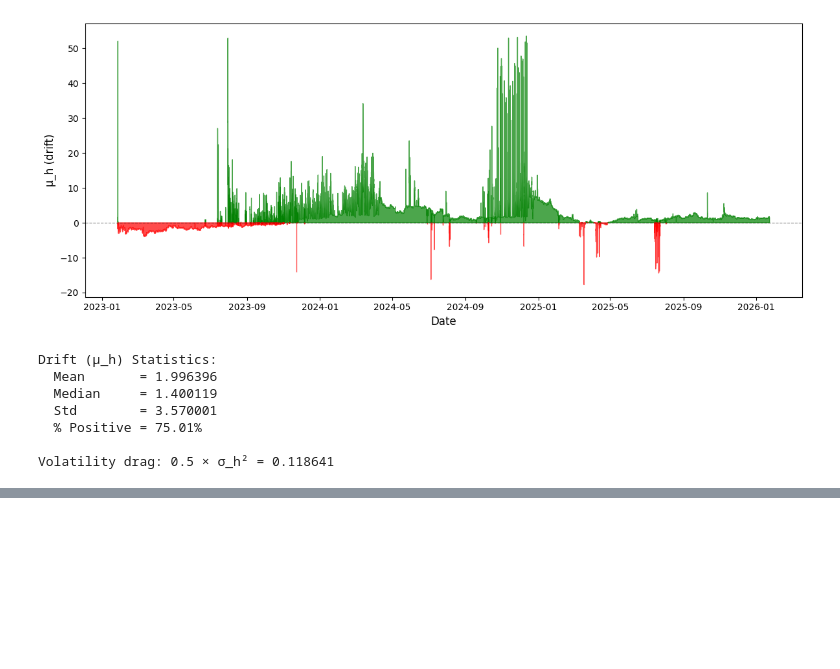
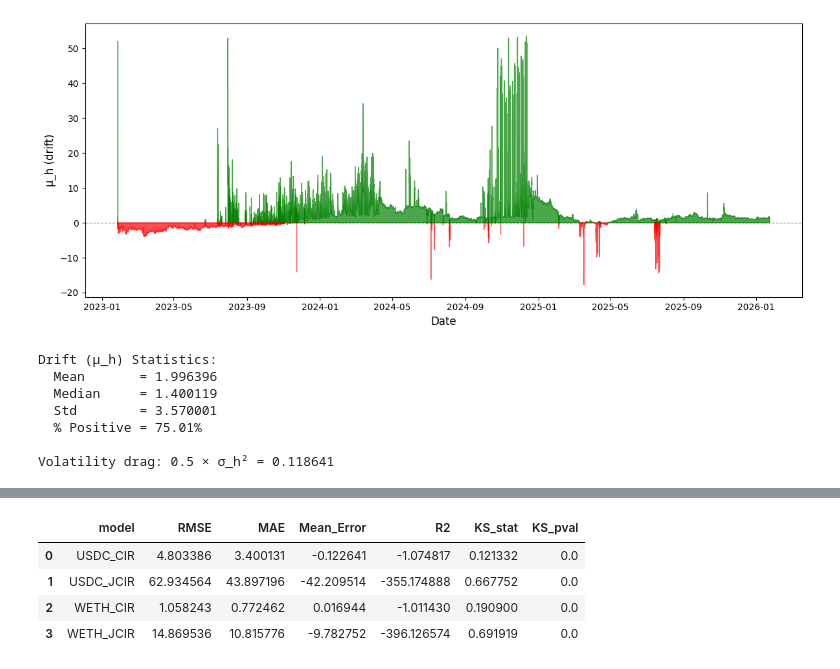
Before and after one commit to francisliu2/Defi_interestRate, a Jupyter notebook: src/stablecoin_short_demo_int_rate.ipynb, the cells around one changed output, grey strips where cells are left out. Drawn from its saved outputs; the diff is of its cells as text; code cells hidden in the pictures; blank space fills up the shorter version.

```diff
--- a/src/stablecoin_short_demo_int_rate.ipynb
+++ b/src/stablecoin_short_demo_int_rate.ipynb
@@ -432,0 +946,79 @@ Volatility drag: 0.5 × σ_h² = 0.118641
+# %%
+# Compare CIR vs JCIR model fit statistics
+
+from scipy.stats import kstest, normaltest
+
+def model_fit_statistics(actual: np.ndarray, simulated: np.ndarray, model_name: str) -> Dict:
+    """Compute model fit statistics comparing actual data to simulated path."""
+    n = min(len(actual), len(simulated))
+    actual = actual[:n]
+    simulated = simulated[:n]
+
+    # Residuals
+    residuals = actual - simulated
+
+    # RMSE
+    rmse = np.sqrt(np.mean(residuals**2))
+
+    # MAE
+    mae = np.mean(np.abs(residuals))
+
+    # Mean error (bias)
+    mean_error = np.mean(residuals)
+
+    # R-squared (using variance decomposition)
+    ss_res = np.sum(residuals**2)
+    ss_tot = np.sum((actual - np.mean(actual))**2)
+    r2 = 1 - (ss_res / ss_tot) if ss_tot > 0 else 0
+
+    # Distribution comparison
+    # Kolmogorov-Smirnov test
+    ks_stat, ks_pval = kstest(actual, lambda x: np.interp(x, np.sort(simulated),
+                                                          np.linspace(0, 1, len(simulated))))
+
+    return {
+        'model': model_name,
+        'RMSE': rmse,
+        'MAE': mae,
+        'Mean_Error': mean_error,
+        'R2': r2,
+        'KS_stat': ks_stat,
+        'KS_pval': ks_pval
+    }
+
+# Compute statistics for all model comparisons
+stats_rows = []
+
+# USDC
+stats_rows.append(model_fit_statistics(usdc_ser.values[:n_sim+1], cir_usdc_sim, 'USDC_CIR'))
+stats_rows.append(model_fit_statistics(usdc_ser.values[:n_sim+1], jcir_usdc_sim, 'USDC_JCIR'))
+
+# WETH
+stats_rows.append(model_fit_statistics(weth_ser.values[:n_sim+1], cir_weth_sim, 'WETH_CIR'))
+stats_rows.append(model_fit_statistics(weth_ser.values[:n_sim+1], jcir_weth_sim, 'WETH_JCIR'))
+
+stats_df = pd.DataFrame(stats_rows)
+
+print("="*70)
+print("MODEL FIT COMPARISON: CIR vs JCIR")
+print("="*70)
+print("\nNote: Single path comparison - for proper comparison, use Monte Carlo")
+print("      averaging over many simulated paths.\n")
+display(stats_df.round(6))
+
+# Summary
+print("\nKey Observations:")
+print("-" * 40)
+for asset in ['USDC', 'WETH']:
+    cir_row = stats_df[stats_df['model'] == f'{asset}_CIR'].iloc[0]
+    jcir_row = stats_df[stats_df['model'] == f'{asset}_JCIR'].iloc[0]
+
+    rmse_diff = jcir_row['RMSE'] - cir_row['RMSE']
+    print(f"\n{asset}:")
+    print(f"  CIR  RMSE: {cir_row['RMSE']:.6f}")
+    print(f"  JCIR RMSE: {jcir_row['RMSE']:.6f}")
+    if rmse_diff < 0:
+        print(f"  → JCIR better by {-rmse_diff:.6f}")
+    else:
+        print(f"  → CIR better by {rmse_diff:.6f}")
+# %% [output]
@@ -432,0 +1031,5 @@ Volatility drag: 0.5 × σ_h² = 0.118641
+|  | model | RMSE | MAE | Mean_Error | R2 | KS_stat | KS_pval |
+| 0 | USDC_CIR | 4.803386 | 3.400131 | -0.122641 | -1.074817 | 0.121332 | 0.0 |
+| 1 | USDC_JCIR | 62.934564 | 43.897196 | -42.209514 | -355.174888 | 0.667752 | 0.0 |
+| 2 | WETH_CIR | 1.058243 | 0.772462 | 0.016944 | -1.011430 | 0.190900 | 0.0 |
+| 3 | WETH_JCIR | 14.869536 | 10.815776 | -9.782752 | -396.126574 | 0.691919 | 0.0 |
```
Also changed, not shown: parts of 9 cells of this notebook, 6 other files.
